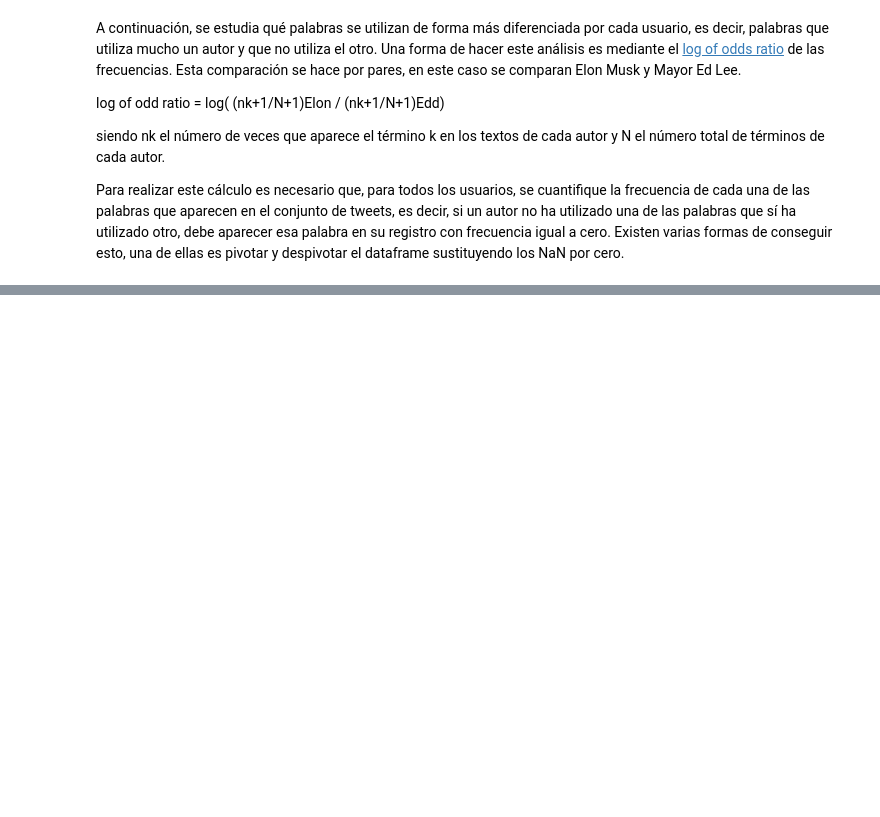
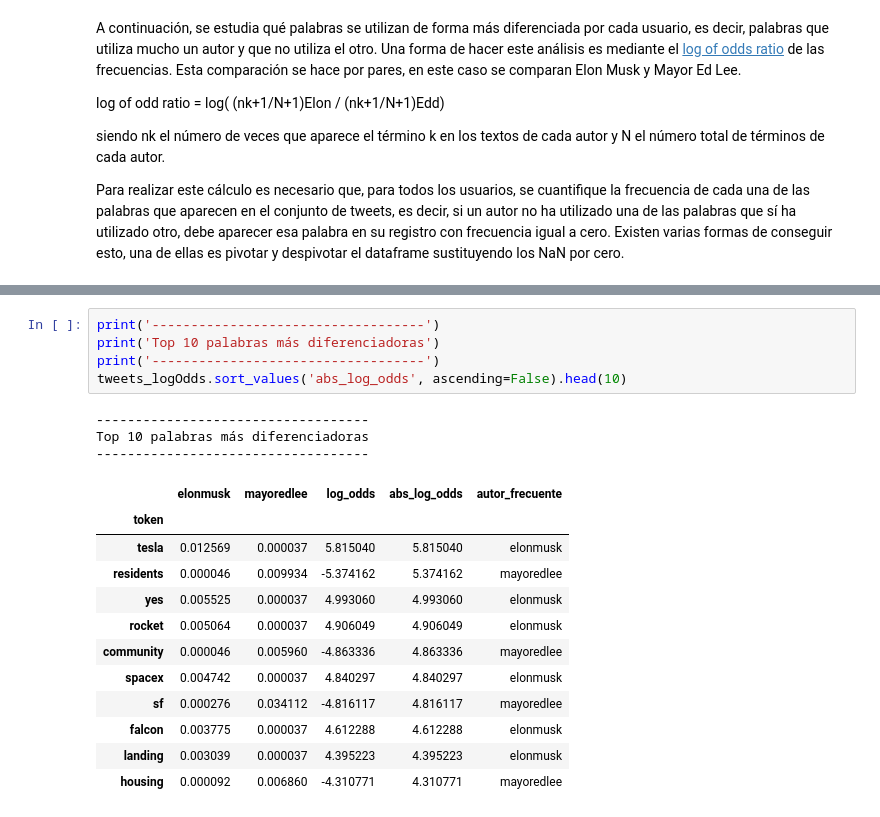
Before and after one commit to JavierEscobarOrtiz/Workingon, a Jupyter notebook: 00 - Cienciadedatos/Machine Learning con Python/py25-Análisis de texto (text mining) con Python.ipynb, the cells around one changed output, grey strips where cells are left out. Drawn from its saved outputs; the diff is of its cells as text; blank space fills up the shorter version.

```diff
--- a/00 - Cienciadedatos/Machine Learning con Python/py25-Análisis de texto (text mining) con Python.ipynb
+++ b/00 - Cienciadedatos/Machine Learning con Python/py25-Análisis de texto (text mining) con Python.ipynb
@@ -372,0 +443,21 @@ Para realizar este cálculo es necesario que, para todos los usuarios, se cuanti
+# %%
+print('-----------------------------------')
+print('Top 10 palabras más diferenciadoras')
+print('-----------------------------------')
+tweets_logOdds.sort_values('abs_log_odds', ascending=False).head(10)
+# %% [output]
+-----------------------------------
+Top 10 palabras más diferenciadoras
+-----------------------------------
+|  | elonmusk | mayoredlee | log_odds | abs_log_odds | autor_frecuente |
+| token |  |  |  |  |  |
+| tesla | 0.012569 | 0.000037 | 5.815040 | 5.815040 | elonmusk |
+| residents | 0.000046 | 0.009934 | -5.374162 | 5.374162 | mayoredlee |
+| yes | 0.005525 | 0.000037 | 4.993060 | 4.993060 | elonmusk |
+| rocket | 0.005064 | 0.000037 | 4.906049 | 4.906049 | elonmusk |
+| community | 0.000046 | 0.005960 | -4.863336 | 4.863336 | mayoredlee |
+| spacex | 0.004742 | 0.000037 | 4.840297 | 4.840297 | elonmusk |
+| sf | 0.000276 | 0.034112 | -4.816117 | 4.816117 | mayoredlee |
+| falcon | 0.003775 | 0.000037 | 4.612288 | 4.612288 | elonmusk |
+| landing | 0.003039 | 0.000037 | 4.395223 | 4.395223 | elonmusk |
+| housing | 0.000092 | 0.006860 | -4.310771 | 4.310771 | mayoredlee |
```
Also changed, not shown: parts of 44 cells of this notebook.
